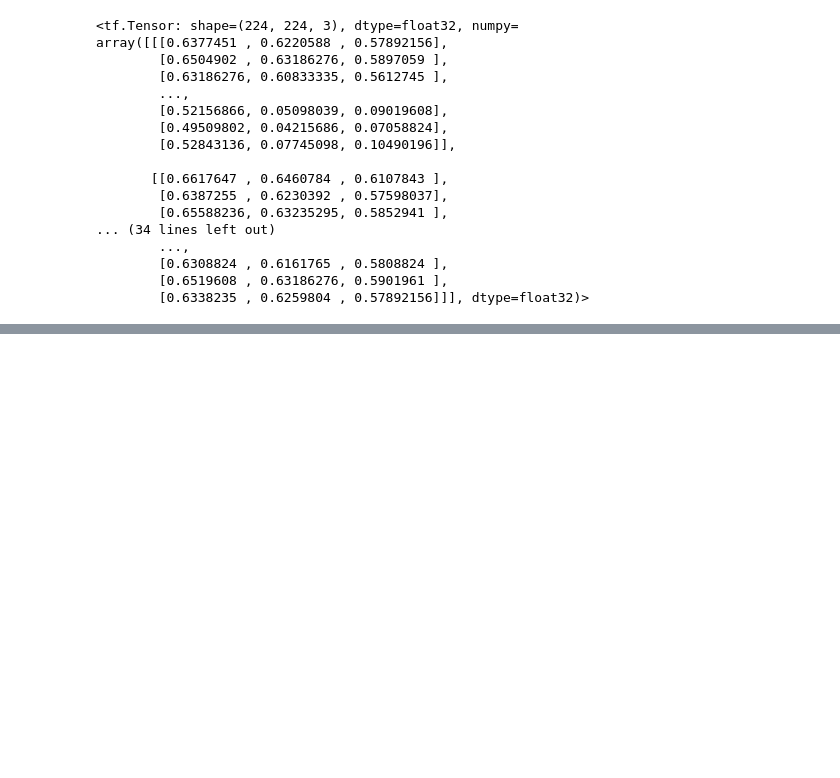
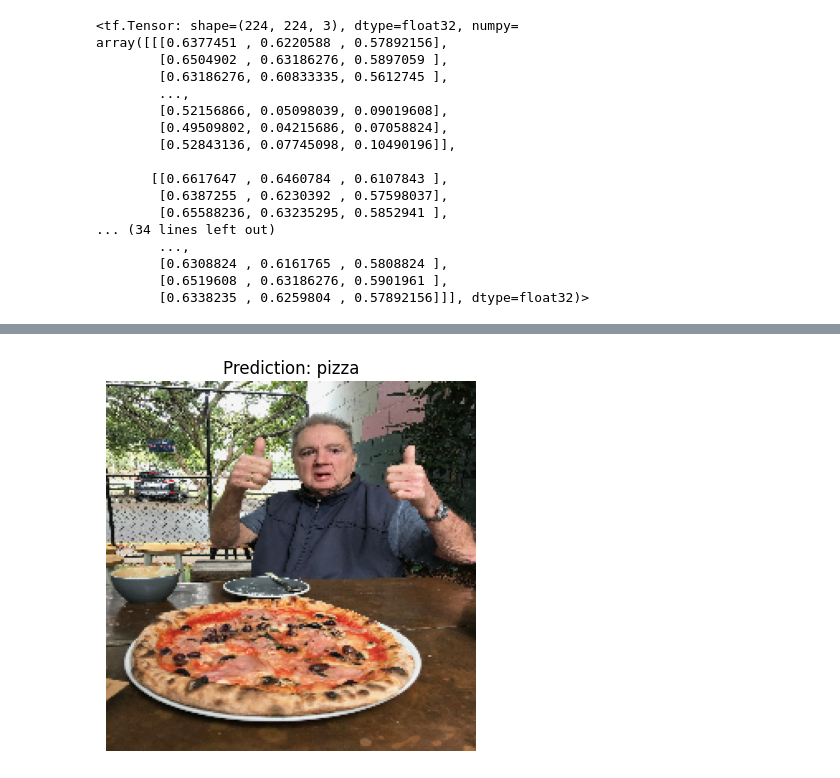
Before and after one commit to ifte110/tensorflow-deep-learning-0toM-Self-Practice, a Jupyter notebook: 03_intro_to_computer_vision.ipynb, the cells around one changed output, grey strips where cells are left out. Drawn from its saved outputs; the diff is of its cells as text; code cells hidden in the pictures; blank space fills up the shorter version.

```diff
--- a/03_intro_to_computer_vision.ipynb
+++ b/03_intro_to_computer_vision.ipynb
@@ -399,0 +437,3 @@ array([[0.9385077]], dtype=float32)
+# %%
+pred_and_plot(model_3, "03-pizza-dad.jpeg", class_names)
+# %% [output]
@@ -399,0 +441 @@ array([[0.9385077]], dtype=float32)
+[figure, added]
```
Also changed, not shown: parts of 33 cells of this notebook.
